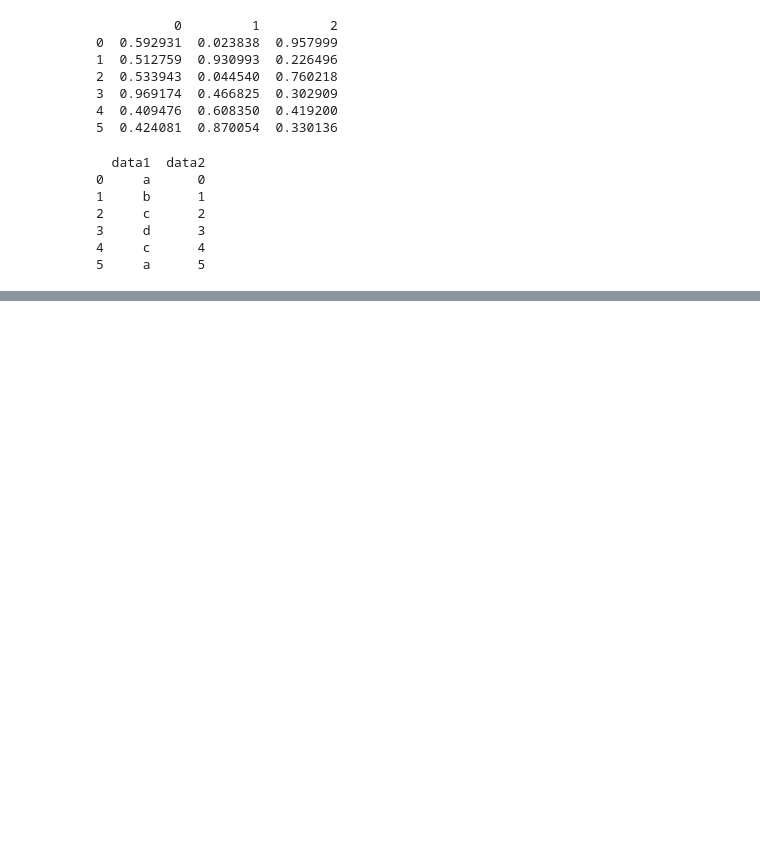
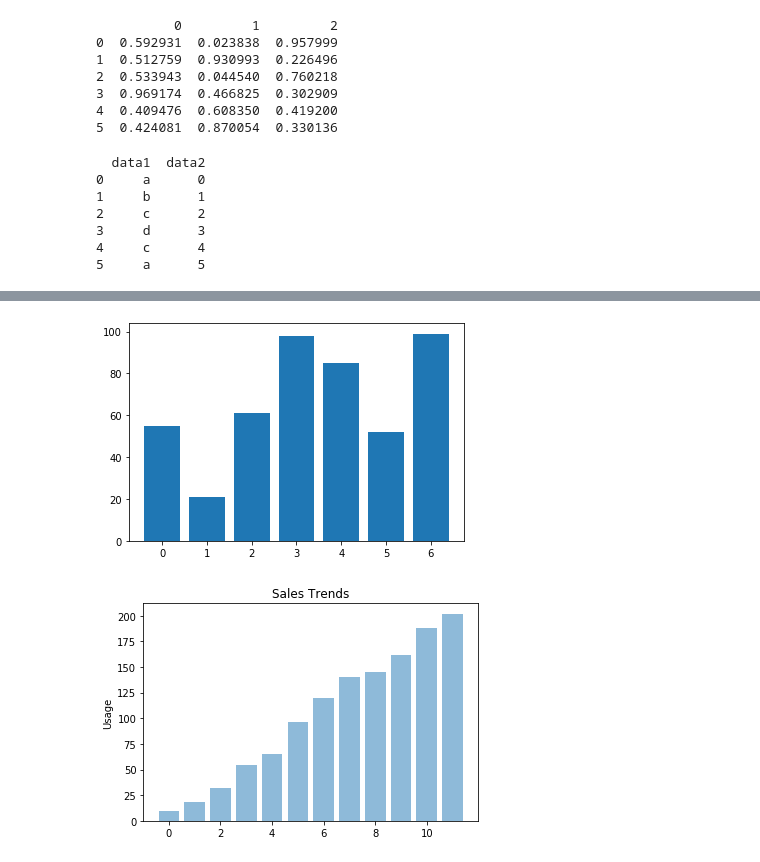
Before and after one commit to sasakurai/hajimetenoAI, a Jupyter notebook: Aiacademy_sample.ipynb, the cells around one changed output, grey strips where cells are left out. Cells and saved outputs as stored; diff of their text form; code cells hidden in the pictures; blank space fills up the shorter version.

```diff
--- a/Aiacademy_sample.ipynb
+++ b/Aiacademy_sample.ipynb
@@ -560,0 +598,24 @@ print(df1)
+# %%
+import matplotlib.pyplot as plt
+a = range(0, 7)
+b = [55,21,61,98,85,52,99]
+plt.bar(a, b)
+# plt.barh(a, b) # 横棒の棒グラフ
+plt.show()
+
+import matplotlib.pyplot as plt
+import numpy as np
+
+# 棒グラフ
+m = ("1", "2", "3", "4", "5", "6", "7","8","9","10","11","12")
+y_pos = np.arange(len(m))
+# 下記sales変数内の数値を変更して、色々実行してみてください。
+sales = [10 ,18 ,32,54,65,96, 120, 140, 145,162, 188, 202]
+
+plt.bar(y_pos, sales, alpha=0.5)
+plt.ylabel("Usage")
+plt.title("Sales Trends") # 売上推移
+plt.show()
+# %% [output]
+[figure, added]
+[figure, added]
```
Also changed, not shown: parts of 7 cells of this notebook.
